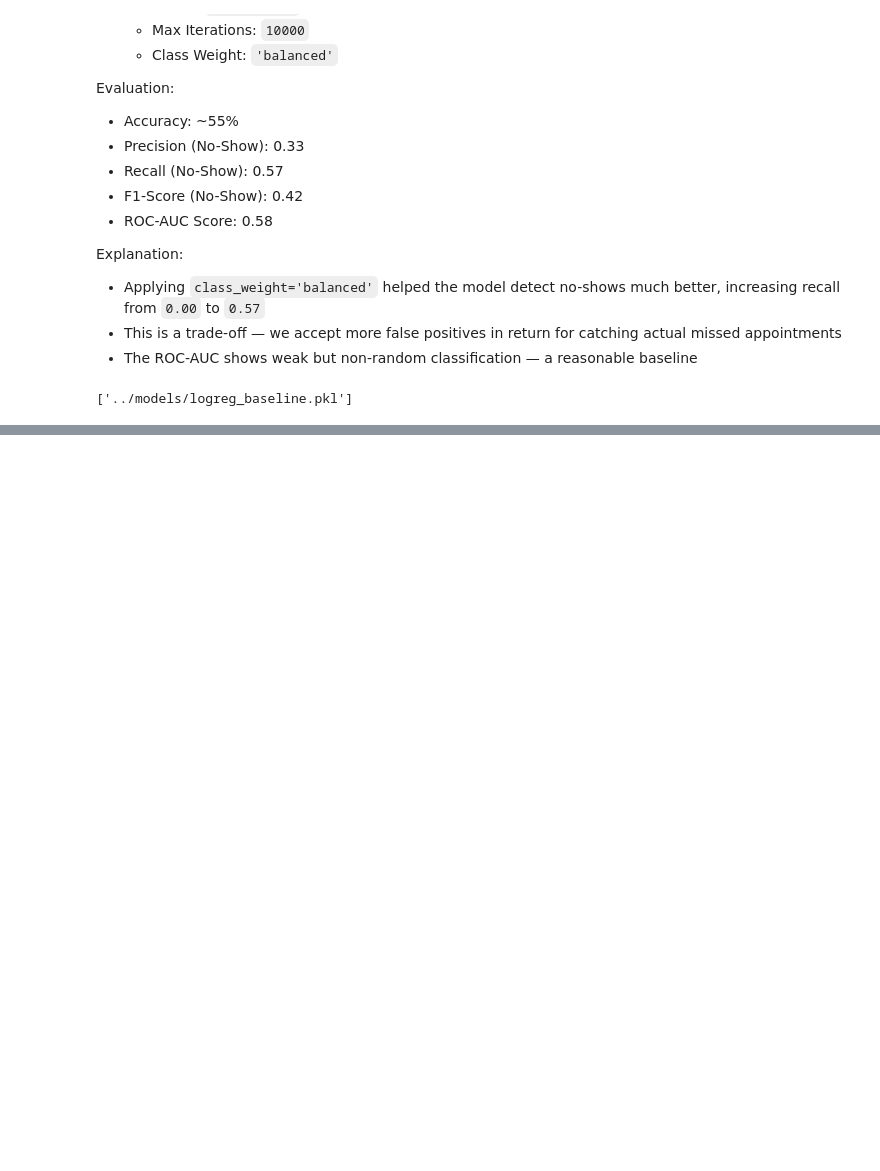
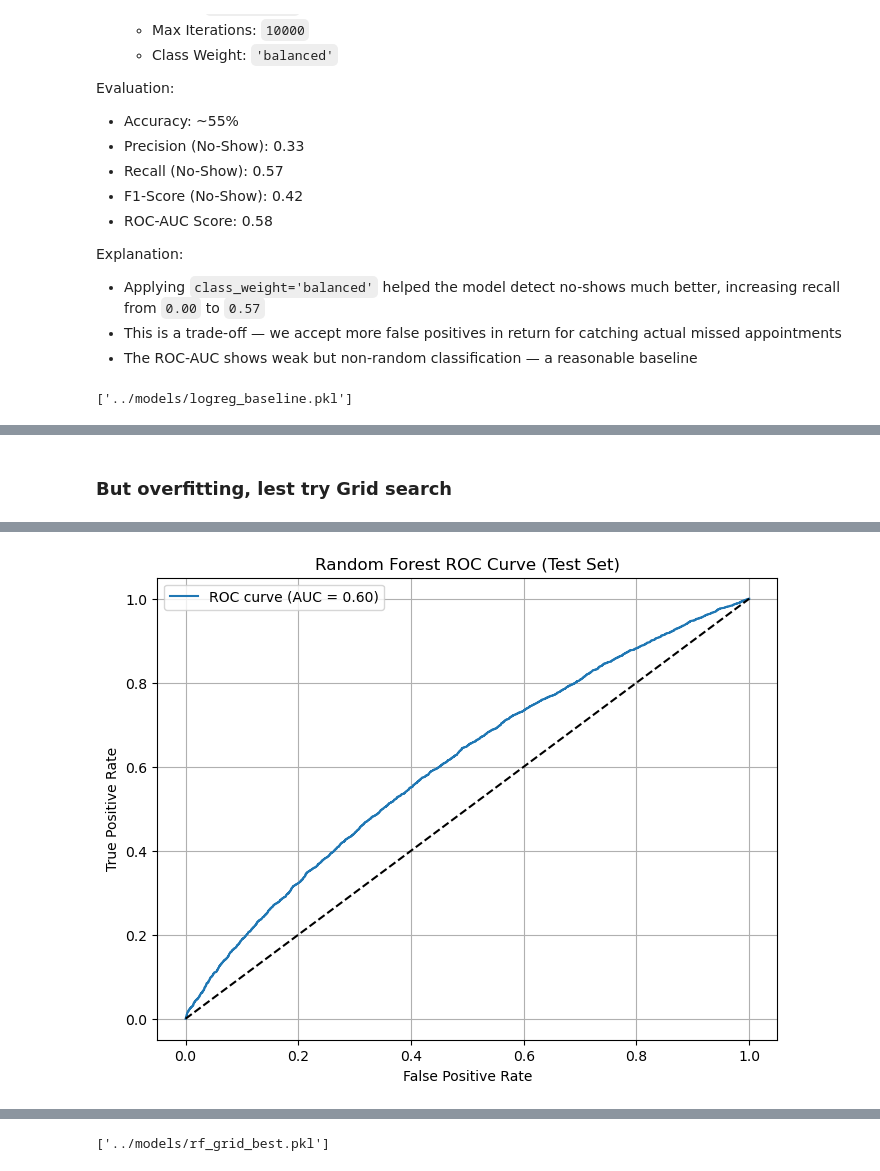
Before and after one commit to Perfect-Human007/ai-operational-assistant, a Jupyter notebook: notebooks/02_model_logistic_baseline.ipynb, the cells around one changed output, grey strips where cells are left out. Cells and saved outputs as stored; diff of their text form; code cells hidden in the pictures; blank space fills up the shorter version.

```diff
--- a/notebooks/02_model_logistic_baseline.ipynb
+++ b/notebooks/02_model_logistic_baseline.ipynb
@@ -170,0 +350,71 @@ joblib.dump(baseline2, '../models/logreg_baseline.pkl')
+# %% [markdown]
+### But overfitting, lest try Grid search
+# %%
+from sklearn.model_selection import GridSearchCV
+# Step 1: Define parameter grid
+param_grid = {
+    'n_estimators': [100, 300, 500],
+    'max_depth': [6, 10, 14],
+    'min_samples_leaf': [2, 6]
+}
+
+# Step 2: Set up base RandomForestClassifier
+rf_base = RandomForestClassifier(
+    class_weight='balanced',
+    random_state=42,
+    n_jobs=-1
+)
+
+# Step 3: Run GridSearchCV
+grid = GridSearchCV(
+    estimator=rf_base,
+    param_grid=param_grid,
+    scoring='roc_auc',
+    cv=3,
+    verbose=2,
+    n_jobs=-1
+)
+
+print("Starting Grid Search...")
+grid.fit(X_train, y_train)
+best_rf = grid.best_estimator_
+
+print(f"\nBest Parameters: {grid.best_params_}")
+print(f"Best CV ROC-AUC Score: {grid.best_score_:.4f}")
+
+# Step 4: Evaluate best model on train and test sets
+
+## 🔹 Train Set Evaluation
+print("\nTRAIN SET EVALUATION")
+
+train_pred = best_rf.predict(X_train)
+train_proba = best_rf.predict_proba(X_train)[:, 1]
+
+print("ROC-AUC (Train):", round(roc_auc_score(y_train, train_proba), 4))
+print("Classification Report (Train):\n", classification_report(y_train, train_pred))
+print("Confusion Matrix (Train):\n", confusion_matrix(y_train, train_pred))
+
+## 🔹 Test Set Evaluation
+print("\nTEST SET EVALUATION")
+
+test_pred = best_rf.predict(X_test)
+test_proba = best_rf.predict_proba(X_test)[:, 1]
+
+print("ROC-AUC (Test):", round(roc_auc_score(y_test, test_proba), 4))
+print("Classification Report (Test):\n", classification_report(y_test, test_pred))
+print("Confusion Matrix (Test):\n", confusion_matrix(y_test, test_pred))
+
+# Step 5: Plot ROC Curve for Test Set
+fpr, tpr, _ = roc_curve(y_test, test_proba)
+roc_auc_val = auc(fpr, tpr)
+
+plt.figure(figsize=(8,6))
+plt.plot(fpr, tpr, label=f'ROC curve (AUC = {roc_auc_val:.2f})')
+plt.plot([0, 1], [0, 1], 'k--')
+plt.xlabel('False Positive Rate')
+plt.ylabel('True Positive Rate')
+plt.title('Random Forest ROC Curve (Test Set)')
+plt.legend()
+plt.grid()
+plt.show()
+# %% [output]
@@ -170,0 +438 @@ joblib.dump(baseline2, '../models/logreg_baseline.pkl')
+[figure, added]
@@ -170,0 +456,5 @@ joblib.dump(baseline2, '../models/logreg_baseline.pkl')
+# %%
+#save model
+joblib.dump(best_rf, '../models/rf_grid_best.pkl')
+# %% [output]
+['../models/rf_grid_best.pkl']
```
Also changed, not shown: parts of 7 cells of this notebook, 3 other files.
